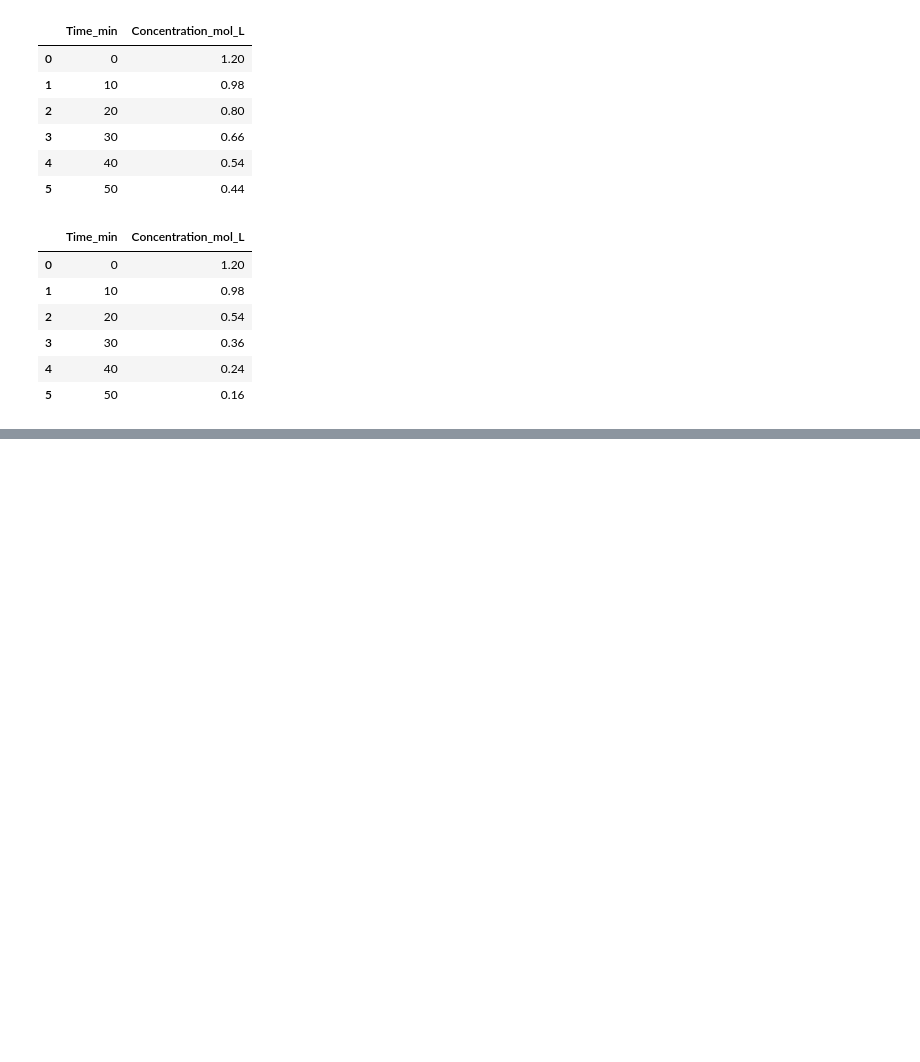
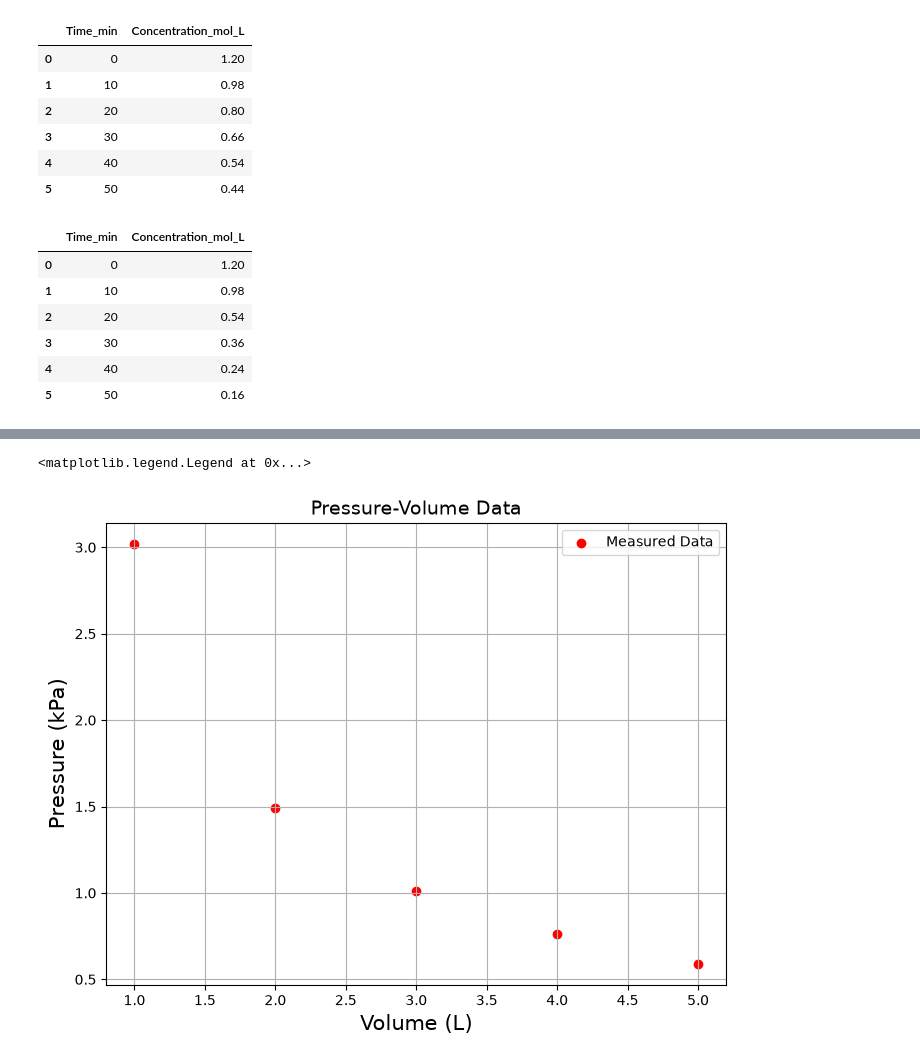
Before and after one commit to Chinmay29-12/CP_Practical, a Jupyter notebook: 20251001030_setB.ipynb, the cells around one changed output, grey strips where cells are left out. Saved outputs shown, nothing was run; the diff lists cells and outputs as text; code cells hidden in the pictures; blank space fills up the shorter version.

```diff
--- a/20251001030_setB.ipynb
+++ b/20251001030_setB.ipynb
@@ -188,0 +274,7 @@ combined_df.to_json("kinetics.json", orient="records")
+# %%
+pressure_and_volume_df = pd.DataFrame({
+    "Volume_L": [1.0, 2.0, 3.0, 4.0, 5.0],
+    "Pressure_kPa": [3.02, 1.49, 1.01, 0.76, 0.59]
+})
+
+pressure_and_volume_df
@@ -188,0 +288,14 @@ combined_df.to_json("kinetics.json", orient="records")
+# %%
+# Final pressure-versus-volume plot.
+plt.figure(figsize=(8, 6))
+plt.scatter(pressure_and_volume_df['Volume_L'], pressure_and_volume_df['Pressure_kPa'], color='r', label='Measured Data',marker='o', linestyle='-')
+
+plt.title('Pressure-Volume Data', fontsize=14)
+plt.xlabel('Volume (L)', fontsize=15)
+plt.ylabel('Pressure (kPa)', fontsize=15)
+plt.legend(fontsize=13)
+plt.grid()
+plt.legend()
+# %% [output]
+<matplotlib.legend.Legend at 0x...>
+[figure, added]
```
Also changed, not shown: parts of 11 cells of this notebook, 1 other file.
